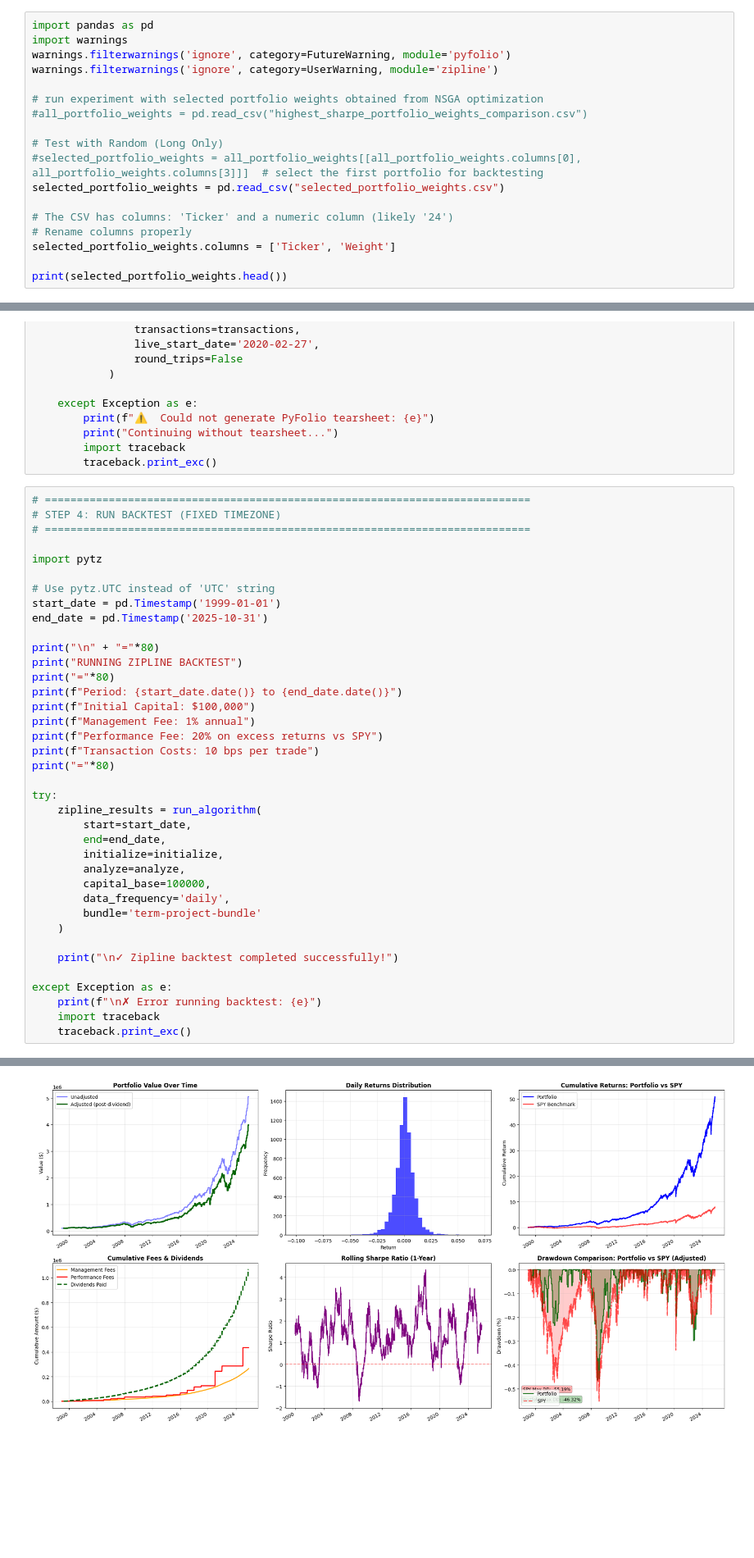
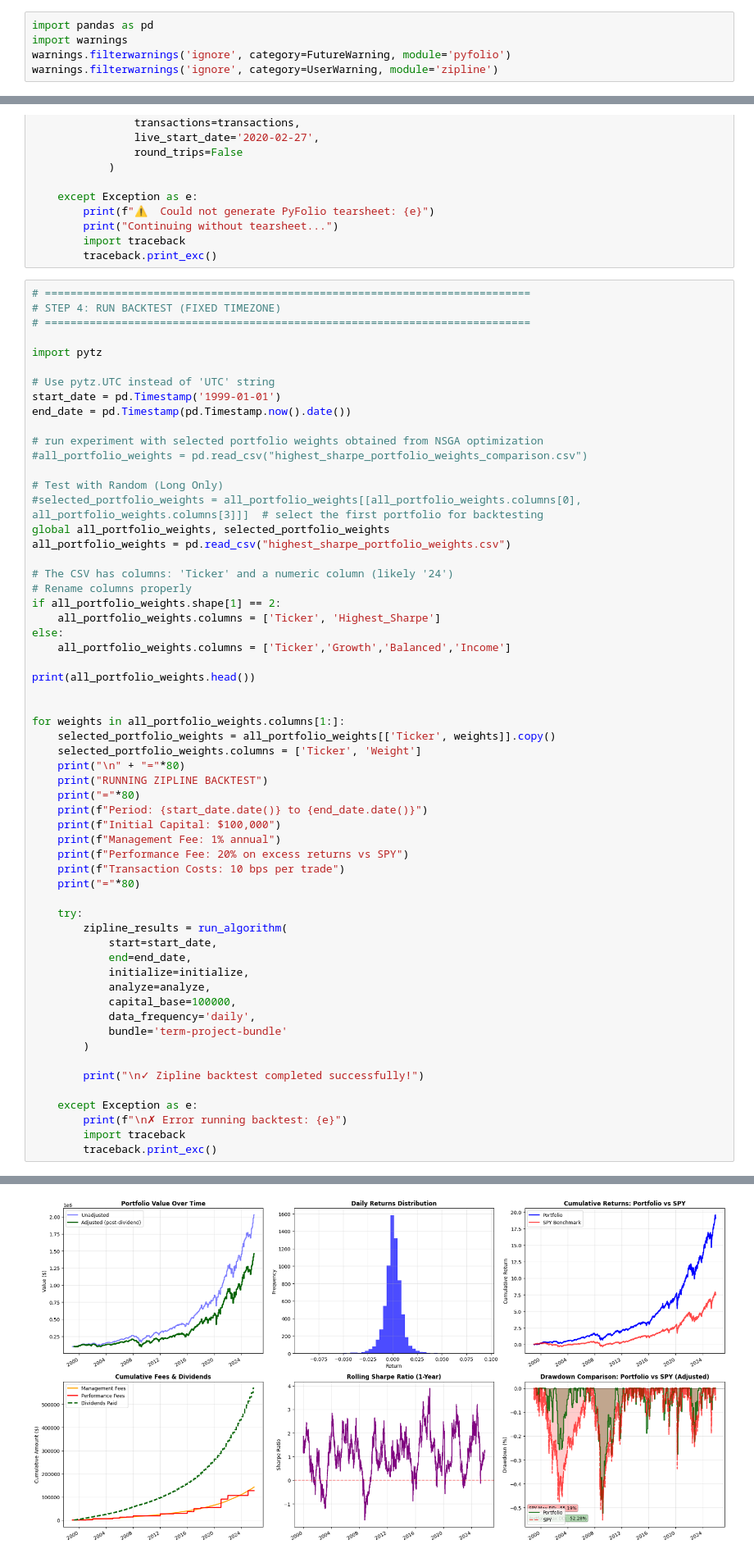
Before and after one commit to abhisuj/MSDS-451-TermProject, a Jupyter notebook: MSDS-451-Term-Project-Backtesting.ipynb, the cells around one changed output, grey strips where cells are left out. Shown at 82% size. Saved outputs shown, nothing was run; the diff lists cells and outputs as text; blank space fills up the shorter version.

Commit message:
fixed errors and move advanced backtesting out

```diff
--- a/MSDS-451-Term-Project-Backtesting.ipynb
+++ b/MSDS-451-Term-Project-Backtesting.ipynb
@@ -26,16 +26,3 @@ import pandas as pd
 import warnings
 warnings.filterwarnings('ignore', category=FutureWarning, module='pyfolio')
 warnings.filterwarnings('ignore', category=UserWarning, module='zipline')
-
-# run experiment with selected portfolio weights obtained from NSGA optimization
-#all_portfolio_weights = pd.read_csv("highest_sharpe_portfolio_weights_comparison.csv")
-
-# Test with Random (Long Only)
-#selected_portfolio_weights = all_portfolio_weights[[all_portfolio_weights.columns[0], all_portfolio_weights.columns[3]]]  # select the first portfolio for backtesting
-selected_portfolio_weights = pd.read_csv("selected_portfolio_weights.csv")
-
-# The CSV has columns: 'Ticker' and a numeric column (likely '24')
-# Rename columns properly
-selected_portfolio_weights.columns = ['Ticker', 'Weight']
-
-print(selected_portfolio_weights.head())
@@ -755,33 +735,54 @@ import pytz
 
 # Use pytz.UTC instead of 'UTC' string
 start_date = pd.Timestamp('1999-01-01')
-end_date = pd.Timestamp('2025-10-31')
+end_date = pd.Timestamp(pd.Timestamp.now().date())
 
-print("\n" + "="*80)
-print("RUNNING ZIPLINE BACKTEST")
-print("="*80)
-print(f"Period: {start_date.date()} to {end_date.date()}")
-print(f"Initial Capital: $100,000")
-print(f"Management Fee: 1% annual")
-print(f"Performance Fee: 20% on excess returns vs SPY")
-print(f"Transaction Costs: 10 bps per trade")
-print("="*80)
+# run experiment with selected portfolio weights obtained from NSGA optimization
+#all_portfolio_weights = pd.read_csv("highest_sharpe_portfolio_weights_comparison.csv")
 
-try:
-    zipline_results = run_algorithm(
-        start=start_date,
-        end=end_date,
-        initialize=initialize,
-        analyze=analyze,
-        capital_base=100000,
-        data_frequency='daily',
-        bundle='term-project-bundle'
-    )
+# Test with Random (Long Only)
+#selected_portfolio_weights = all_portfolio_weights[[all_portfolio_weights.columns[0], all_portfolio_weights.columns[3]]]  # select the first portfolio for backtesting
+global all_portfolio_weights, selected_portfolio_weights
+all_portfolio_weights = pd.read_csv("highest_sharpe_portfolio_weights.csv")
 
-    print("\n✓ Zipline backtest completed successfully!")
+# The CSV has columns: 'Ticker' and a numeric column (likely '24')
+# Rename columns properly
+if all_portfolio_weights.shape[1] == 2:
+    all_portfolio_weights.columns = ['Ticker', 'Highest_Sharpe']
+else:
+    all_portfolio_weights.columns = ['Ticker','Growth','Balanced','Income']
 
-except Exception as e:
-    print(f"\n✗ Error running backtest: {e}")
-    import traceback
-    traceback.print_exc()
+print(all_portfolio_weights.head())
+
+
+for weights in all_portfolio_weights.columns[1:]:
+    selected_portfolio_weights = all_portfolio_weights[['Ticker', weights]].copy()
+    selected_portfolio_weights.columns = ['Ticker', 'Weight']
+    print("\n" + "="*80)
+    print("RUNNING ZIPLINE BACKTEST")
+    print("="*80)
+    print(f"Period: {start_date.date()} to {end_date.date()}")
+    print(f"Initial Capital: $100,000")
+    print(f"Management Fee: 1% annual")
+    print(f"Performance Fee: 20% on excess returns vs SPY")
+    print(f"Transaction Costs: 10 bps per trade")
+    print("="*80)
+
+    try:
+        zipline_results = run_algorithm(
+            start=start_date,
+            end=end_date,
+            initialize=initialize,
+            analyze=analyze,
+            capital_base=100000,
+            data_frequency='daily',
+            bundle='term-project-bundle'
+        )
+
+        print("\n✓ Zipline backtest completed successfully!")
+
+    except Exception as e:
+        print(f"\n✗ Error running backtest: {e}")
+        import traceback
+        traceback.print_exc()
 # %% [output]
@@ -805,4 +806,4 @@ Dividends as % of Adjusted Final Value: 27.28%
-[figure, old version]
+[figure, new version]
 ================================================================================
 GENERATING PYFOLIO TEARSHEET
 ================================================================================
```
Also changed, not shown: parts of 8 cells of this notebook, 5 other files.
